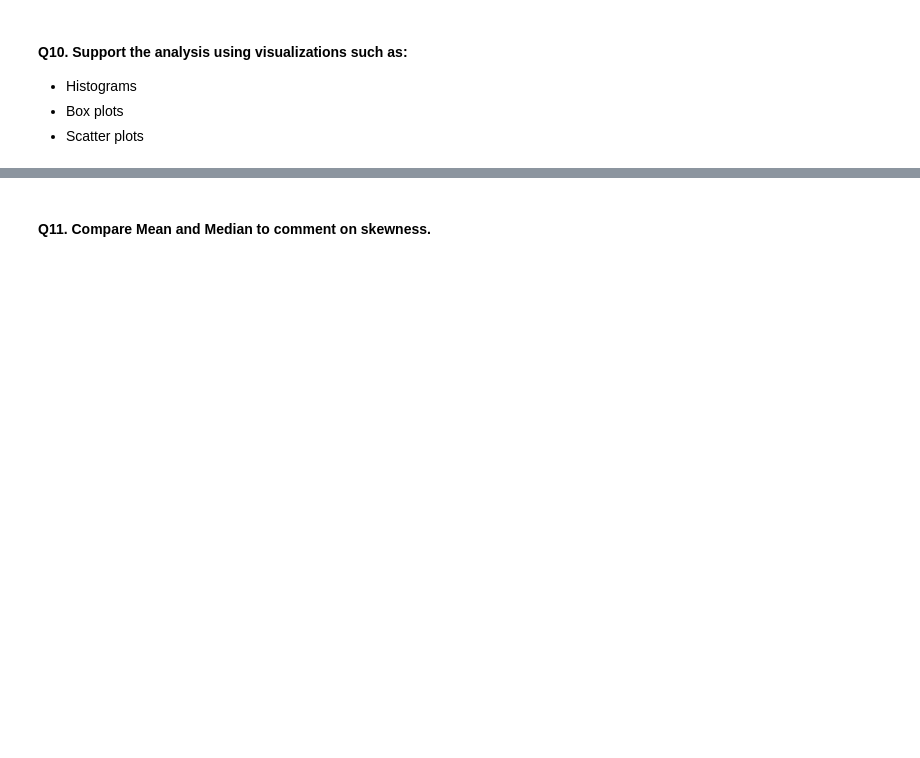
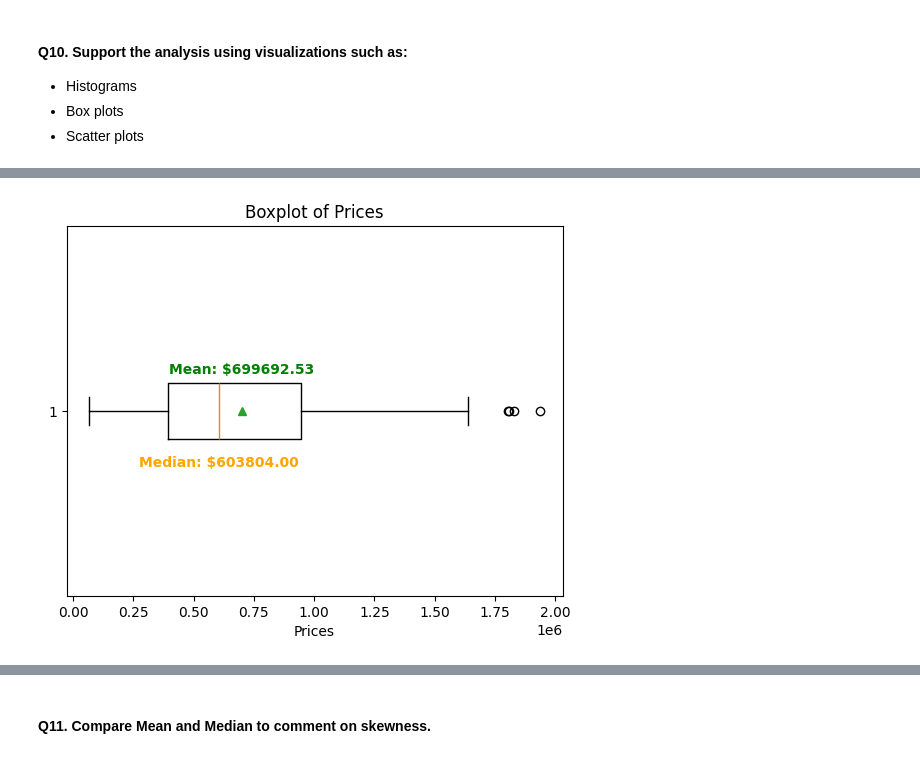
Before and after one commit to JindalChaitanya/CDAC-PGCP-AI, a Jupyter notebook: Data Analysis/Assignment 1/Assignment_1.ipynb, the cells around one changed output, grey strips where cells are left out. Cells and saved outputs as stored; diff of their text form; code cells hidden in the pictures; blank space fills up the shorter version.

```diff
--- a/Data Analysis/Assignment 1/Assignment_1.ipynb
+++ b/Data Analysis/Assignment 1/Assignment_1.ipynb
@@ -16,2 +71,5 @@ dataset = pd.read_csv("housing.csv")
 # %% [markdown]
 #### Q2. Calculate the **Mean** to determine the overall central value of the dataset.
+# %%
+mean = prices.mean()
+print(f"The mean price is: ${mean}")
@@ -18,2 +78,5 @@ dataset = pd.read_csv("housing.csv")
 # %% [markdown]
 #### Q3. Compute the **Median** to identify the middle value and analyze skewness.
+# %%
+median = prices.median()
+print(f"The median price is: ${median}")
@@ -36,0 +163,9 @@ dataset = pd.read_csv("housing.csv")
+# %%
+plt.boxplot(prices, vert=False, showmeans=True)
+plt.title("Boxplot of Prices")
+plt.xlabel("Prices")
+plt.text(mean, 1.1, f'Mean: ${mean:.2f}', color='green', ha='center', fontweight='bold')
+plt.text(median, 0.85, f'Median: ${median:.2f}', color='orange', ha='center', fontweight='bold')
+plt.show()
+# %% [output]
+[figure, added]
```
Also changed, not shown: parts of 22 cells of this notebook.
